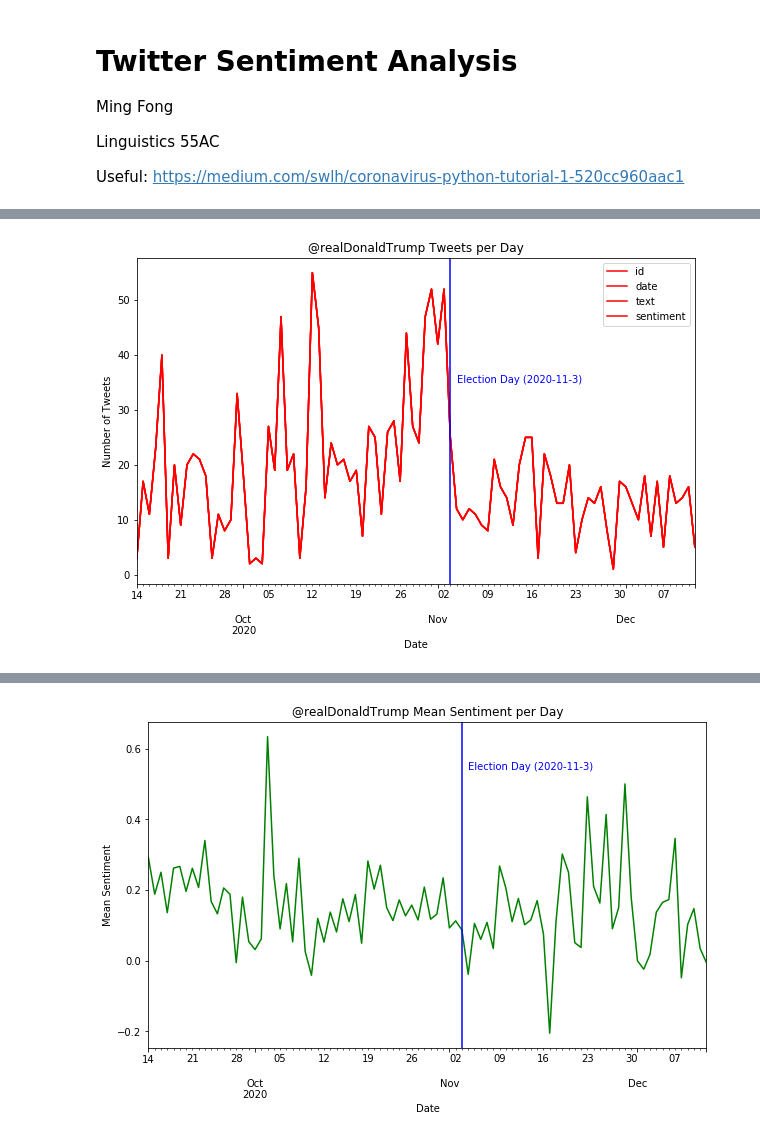
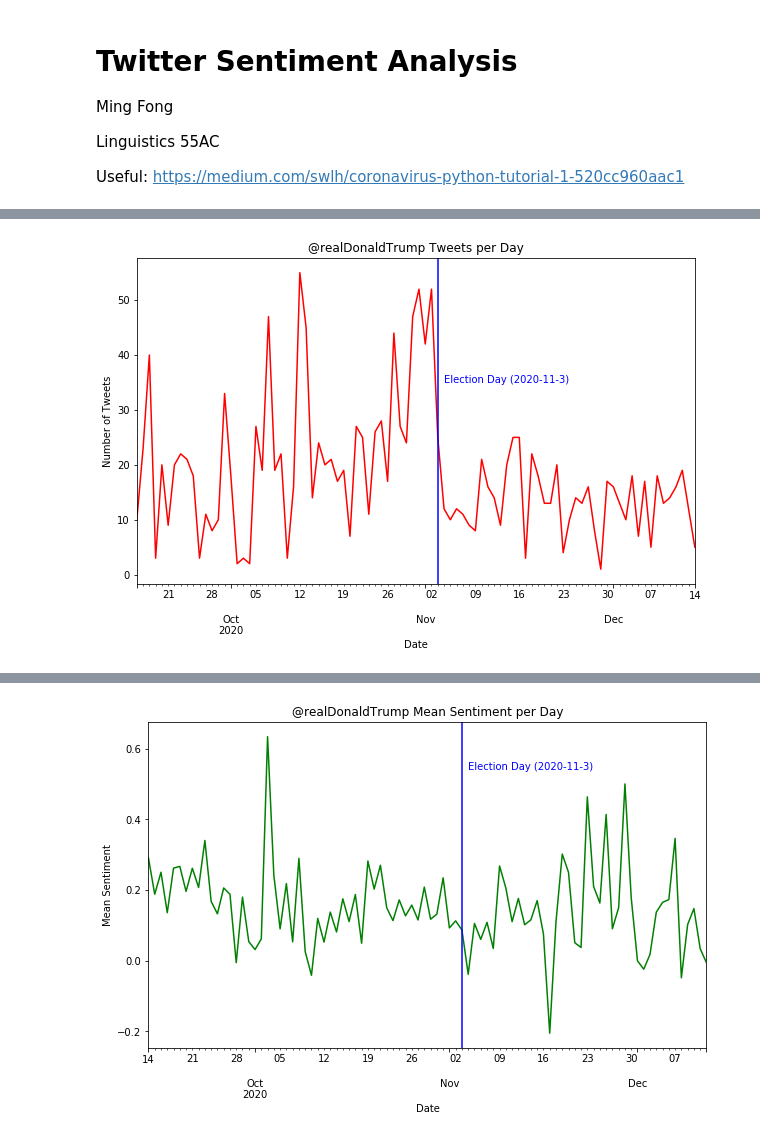
Before and after one commit to evilpegasus/twitter-sentiment-analysis, a Jupyter notebook: twitter_sentiment.ipynb, the cells around one changed output, grey strips where cells are left out. Cells and saved outputs as stored; diff of their text form; code cells hidden in the pictures.

```diff
--- a/twitter_sentiment.ipynb
+++ b/twitter_sentiment.ipynb
@@ -102,12 +121,12 @@ df = df.dropna(subset = ["text"])
 # %%
 # Plot tweets per day
 df["date truncated"] = [x.replace(minute = 0, hour = 0, second = 0, microsecond = 0) for x in df["date"]]
-df.groupby(df["date truncated"]).count().plot(color = "red", figsize = (10, 6))
+df.groupby(df["date truncated"]).count()["id"].plot(color = "red", figsize = (10, 6))
 plt.axvline(x = dt.datetime(2020, 11, 3), color = "blue")
 plt.text(dt.datetime(2020, 11, 4), 35, "Election Day (2020-11-3)", color = "blue")
 plt.title("@realDonaldTrump Tweets per Day")
 plt.xlabel("Date")
 plt.ylabel("Number of Tweets")
 plt.savefig("images/tweets_per_day")
 # %% [output]
-[figure, old version]
+[figure, new version]
```
Also changed, not shown: parts of 5 cells of this notebook, 4 other files.
